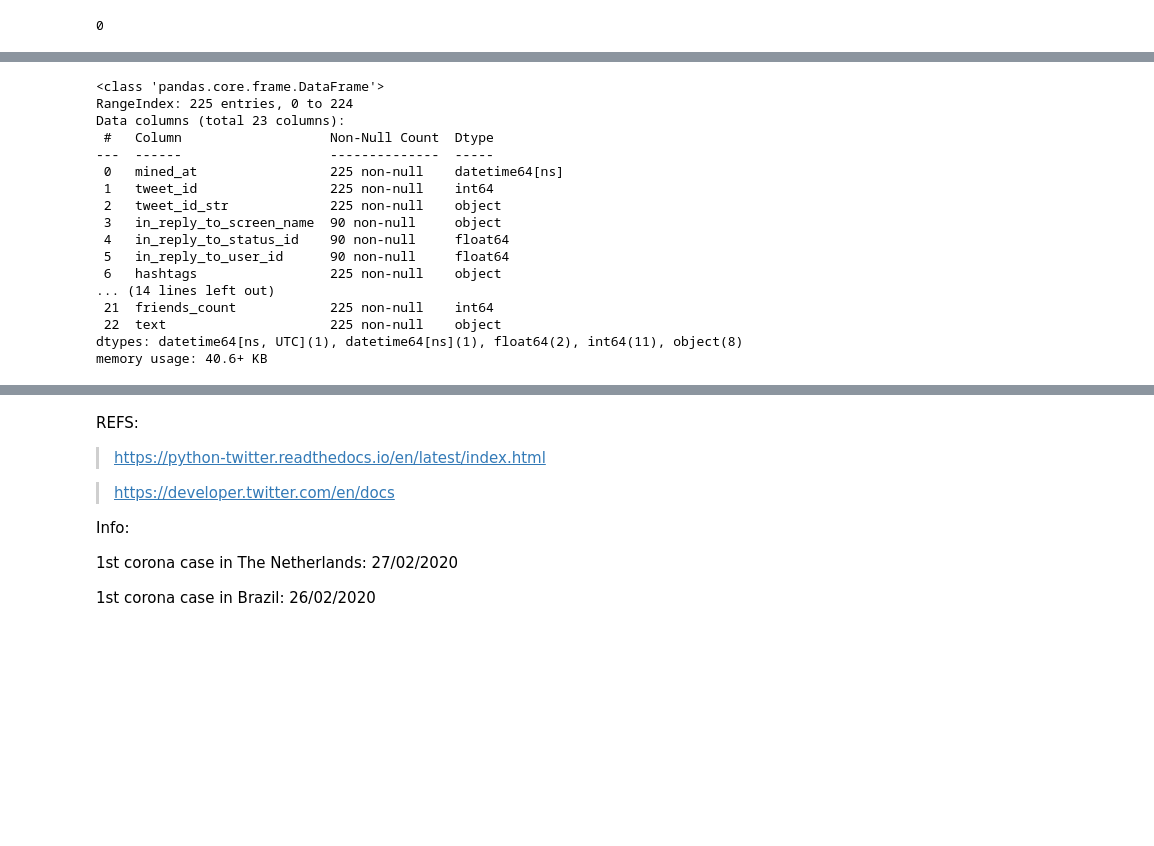
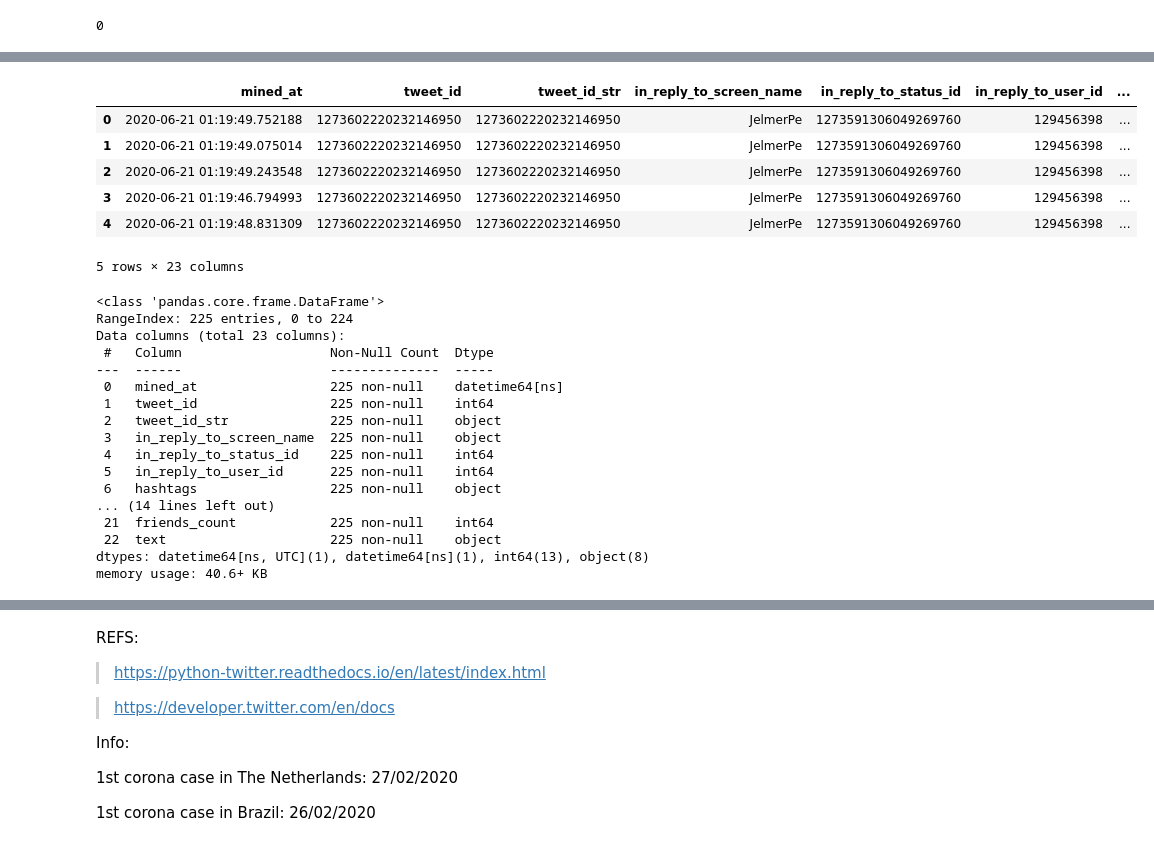
Before and after one commit to dpbac/twitter_analysis_online_grocery_NL, a Jupyter notebook: notebooks/01-collecting_and_saving_tweets.ipynb, the cells around one changed output, grey strips where cells are left out. Saved outputs shown, nothing was run; the diff lists cells and outputs as text; code cells hidden in the pictures; blank space fills up the shorter version.

```diff
--- a/notebooks/01-collecting_and_saving_tweets.ipynb
+++ b/notebooks/01-collecting_and_saving_tweets.ipynb
@@ -503,0 +550,3 @@ search_bolsonaro_covid[0]
+# %%
+raw_query ='q=%40picnic%2C%20%40JumboSupermarkt%2C%20%40albertheijn&src=typed_query'
+search_picnic_jumbo_ah = TweetMiner.search_tweets(max_pages = 15, count = 15, raw_query = raw_query, result_type = 'mixed')
@@ -504,2 +572,2 @@ search_bolsonaro_covid[0]
 # %%
-df_search_bolsonaro_corona = processing_and_saving(pd.DataFrame(search_bolsonaro_covid),"search_bolsonaro_corona",mine_user_twitter=0)
+df_search_picnic_jumbo_ah = processing_and_saving(pd.DataFrame(search_picnic_jumbo_ah),"search_picnic_jumbo_ah",mine_user_twitter=0)
@@ -516,5 +594,15 @@ df_search_bolsonaro_corona.tail()
+# %%
+df_search_picnic_jumbo_ah.head()
+# %% [output]
+|  | mined_at | tweet_id | tweet_id_str | in_reply_to_screen_name | in_reply_to_status_id | in_reply_to_user_id | ... |
+| 0 | 2020-06-21 01:19:49.752188 | 1273602220232146950 | 1273602220232146950 | JelmerPe | 1273591306049269760 | 129456398 | ... |
+| 1 | 2020-06-21 01:19:49.075014 | 1273602220232146950 | 1273602220232146950 | JelmerPe | 1273591306049269760 | 129456398 | ... |
+| 2 | 2020-06-21 01:19:49.243548 | 1273602220232146950 | 1273602220232146950 | JelmerPe | 1273591306049269760 | 129456398 | ... |
+| 3 | 2020-06-21 01:19:46.794993 | 1273602220232146950 | 1273602220232146950 | JelmerPe | 1273591306049269760 | 129456398 | ... |
+| 4 | 2020-06-21 01:19:48.831309 | 1273602220232146950 | 1273602220232146950 | JelmerPe | 1273591306049269760 | 129456398 | ... |
+5 rows × 23 columns
 # %%
-df_search_bolsonaro_corona.info()
+df_search_picnic_jumbo_ah.info()
 # %% [output]
 <class 'pandas.core.frame.DataFrame'>
 RangeIndex: 225 entries, 0 to 224
@@ -524,12 +612,12 @@ Data columns (total 23 columns):
  0   mined_at                 225 non-null    datetime64[ns]
  1   tweet_id                 225 non-null    int64
  2   tweet_id_str             225 non-null    object
- 3   in_reply_to_screen_name  90 non-null     object
- 4   in_reply_to_status_id    90 non-null     float64
- 5   in_reply_to_user_id      90 non-null     float64
+ 3   in_reply_to_screen_name  225 non-null    object
+ 4   in_reply_to_status_id    225 non-null    int64
+ 5   in_reply_to_user_id      225 non-null    int64
  6   hashtags                 225 non-null    object
 ... (14 lines left out)
  21  friends_count            225 non-null    int64
  22  text                     225 non-null    object
-dtypes: datetime64[ns, UTC](1), datetime64[ns](1), float64(2), int64(11), object(8)
+dtypes: datetime64[ns, UTC](1), datetime64[ns](1), int64(13), object(8)
 memory usage: 40.6+ KB
```
Also changed, not shown: parts of 18 cells of this notebook, 2 other files.
